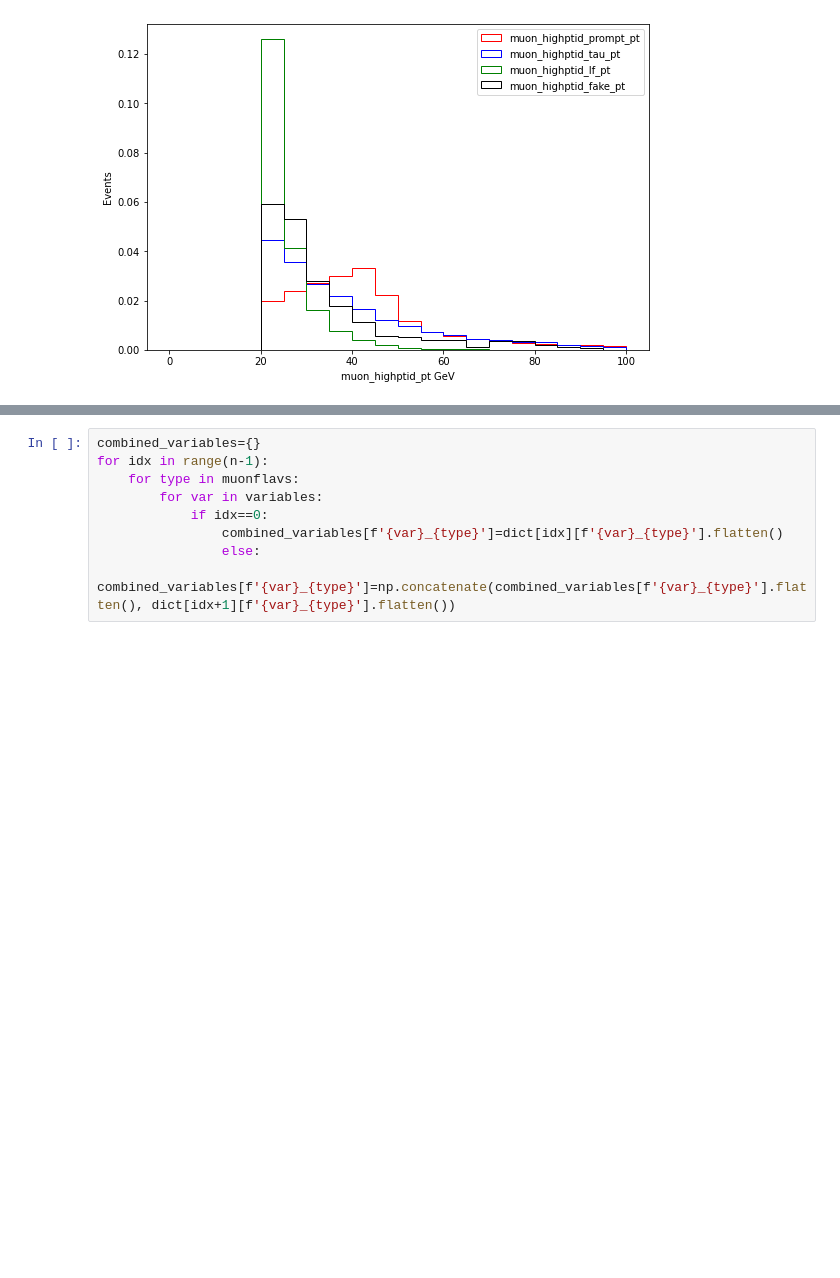
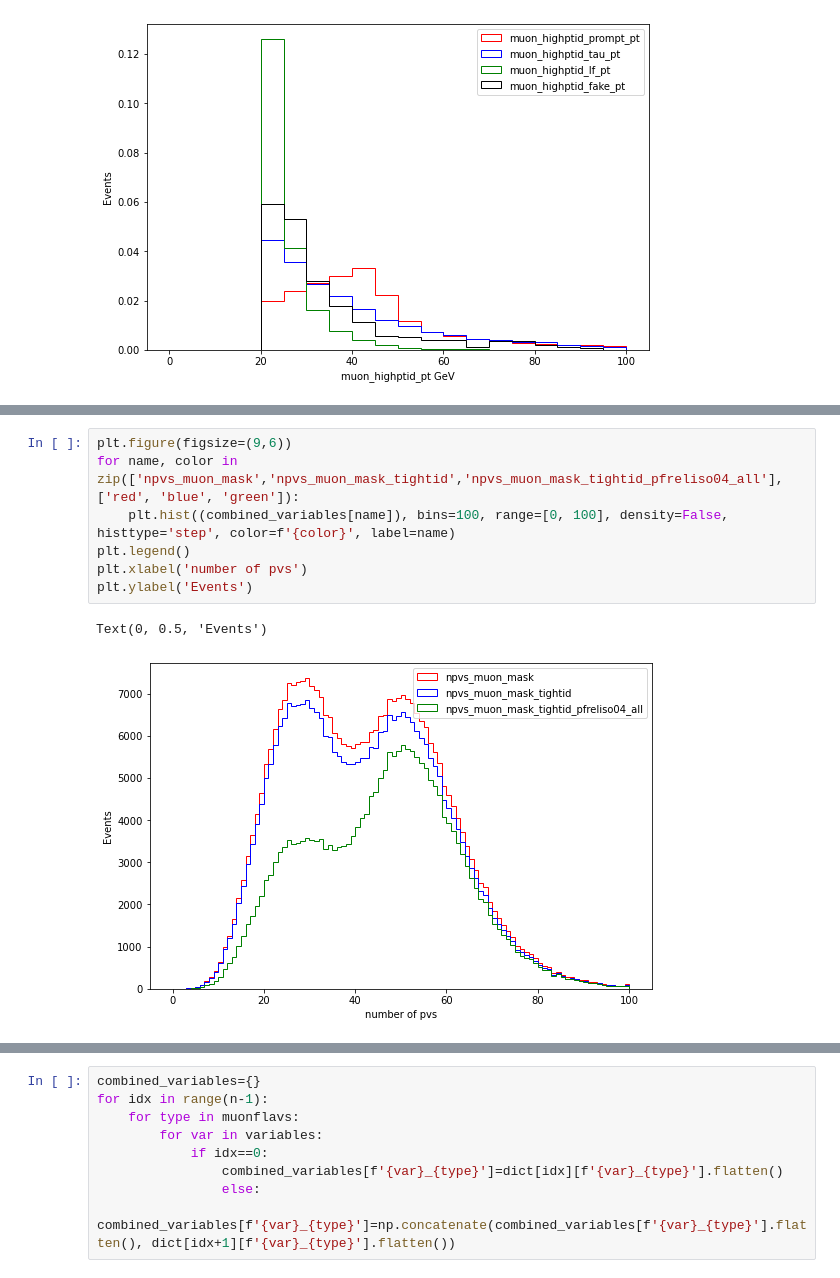
Before and after one commit to Taiantuia/MuonHATSatLPC2020, a Jupyter notebook: Exercise 3 Muon identification and isolation.ipynb, the cells around one changed output, grey strips where cells are left out. Saved outputs shown, nothing was run; the diff lists cells and outputs as text; blank space fills up the shorter version.

Commit message:
number of pv hist plotted

```diff
--- a/Exercise 3 Muon identification and isolation.ipynb
+++ b/Exercise 3 Muon identification and isolation.ipynb
@@ -270,0 +310,10 @@ for id in muonid:
+# %%
+plt.figure(figsize=(9,6))
+for name, color in zip(['npvs_muon_mask','npvs_muon_mask_tightid','npvs_muon_mask_tightid_pfreliso04_all'],['red', 'blue', 'green']):
+    plt.hist((combined_variables[name]), bins=100, range=[0, 100], density=False, histtype='step', color=f'{color}', label=name)
+plt.legend()
+plt.xlabel('number of pvs')
+plt.ylabel('Events')
+# %% [output]
+Text(0, 0.5, 'Events')
+[figure, added]
```
Also changed, not shown: parts of 12 cells of this notebook.
